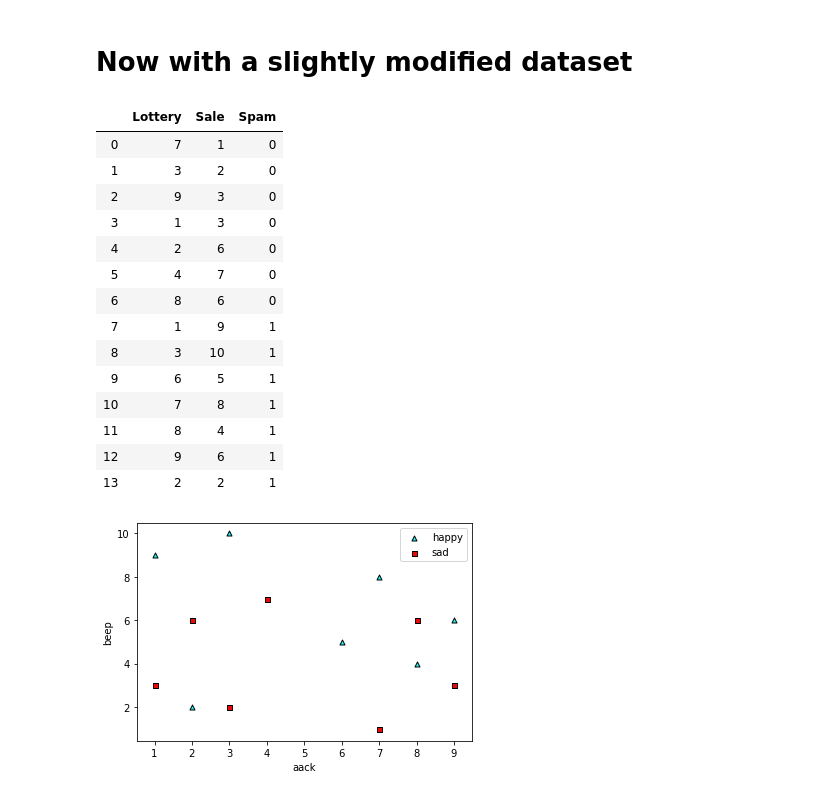
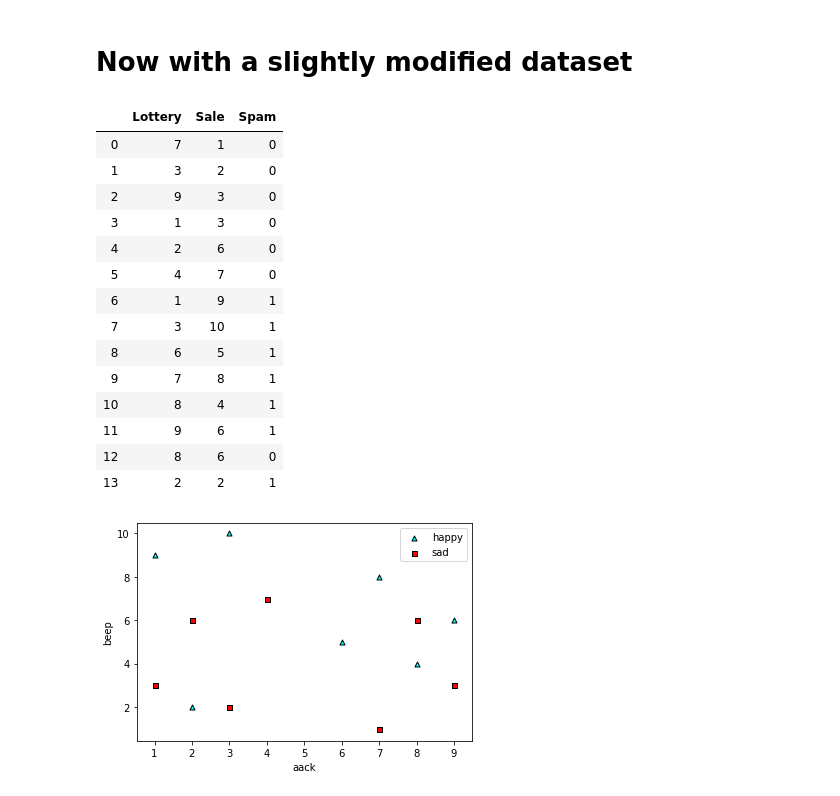
Before and after one commit to luisguiserrano/manning, a Jupyter notebook: Chapter 10 - Ensemble Methods/Ensemble Methods.ipynb, the cells around one changed output. Cells and saved outputs as stored; diff of their text form; code cells hidden in the pictures.

```diff
--- a/Chapter 10 - Ensemble Methods/Ensemble Methods.ipynb
+++ b/Chapter 10 - Ensemble Methods/Ensemble Methods.ipynb
@@ -102,36 +100,36 @@ plot_model(X, y, spam_decision_tree)
 # %%
 new_spam_dataset = pd.DataFrame({
     'Lottery':[7,3,9,1,2,4,1,3,6,7,8,9,8,2],
-    'Sale':[1,2,3,3,6,7,9,10,5,8,4,6,6,2],
-    'Spam': [0,0,0,0,0,0,1,1,1,1,1,1,0,1]}) #'no','no','no','no','no','no','yes','yes','yes','yes','yes','yes'
+    'Sale':   [1,2,3,3,6,7,9,10,5,8,4,6,6,2],
+    'Spam':   [0,0,0,0,0,0,1,1,1,1,1,1,0,1]}) #'no','no','no','no','no','no','yes','yes','yes','yes','yes','yes'
 
-new_spam_dataset = pd.DataFrame({
-    'Lottery':[7,3,9,1,2,4,8,1,3,6,7,8,9,2],
-    'Sale':[1,2,3,3,6,7,6,9,10,5,8,4,6,2],
-    'Spam': [0,0,0,0,0,0,0,1,1,1,1,1,1,1]}) #'no','no','no','no','no','no','yes','yes','yes','yes','yes','yes'
+#new_spam_dataset = pd.DataFrame({
+#    'Lottery':[7,3,9,1,2,4,6,1,3,6,7,8,9,3],
+#    'Sale':[1,2,3,3,6,7,8,9,10,5,8,4,6,4],
+#    'Spam': [0,0,0,0,0,0,0,1,1,1,1,1,1,1]}) #'no','no','no','no','no','no','yes','yes','yes','yes','yes','yes'
 
 new_spam_dataset
 
 #new_spam_dataset = pd.DataFrame({
 #    'Lottery':[7,3,9,1,2,4,8,1,3,6,7,8,9,2],
 #    'Sale':[1,2,3,3,6,7,6,9,10,5,8,4,6,2],
 #    'Spam': ['no','no','no','no','no','no','no','yes','yes','yes','yes','yes','yes','yes']})
 #new_spam_dataset
 # %% [output]
 |  | Lottery | Sale | Spam |
 | 0 | 7 | 1 | 0 |
 | 1 | 3 | 2 | 0 |
 | 2 | 9 | 3 | 0 |
 | 3 | 1 | 3 | 0 |
 | 4 | 2 | 6 | 0 |
 | 5 | 4 | 7 | 0 |
-| 6 | 8 | 6 | 0 |
-| 7 | 1 | 9 | 1 |
-| 8 | 3 | 10 | 1 |
-| 9 | 6 | 5 | 1 |
-| 10 | 7 | 8 | 1 |
-| 11 | 8 | 4 | 1 |
-| 12 | 9 | 6 | 1 |
+| 6 | 1 | 9 | 1 |
+| 7 | 3 | 10 | 1 |
+| 8 | 6 | 5 | 1 |
+| 9 | 7 | 8 | 1 |
+| 10 | 8 | 4 | 1 |
+| 11 | 9 | 6 | 1 |
+| 12 | 8 | 6 | 0 |
 | 13 | 2 | 2 | 1 |
 # %%
 new_X = new_spam_dataset[['Lottery', 'Sale']]
```
Also changed, not shown: parts of 4 cells of this notebook.
